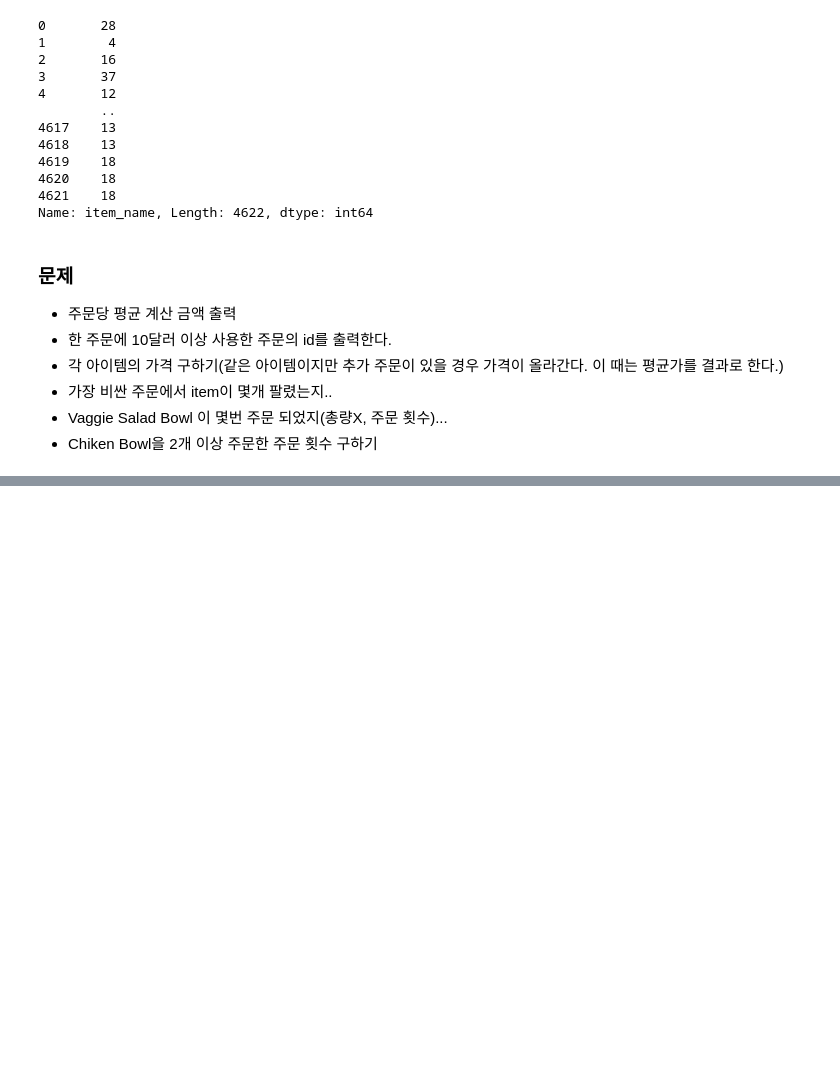
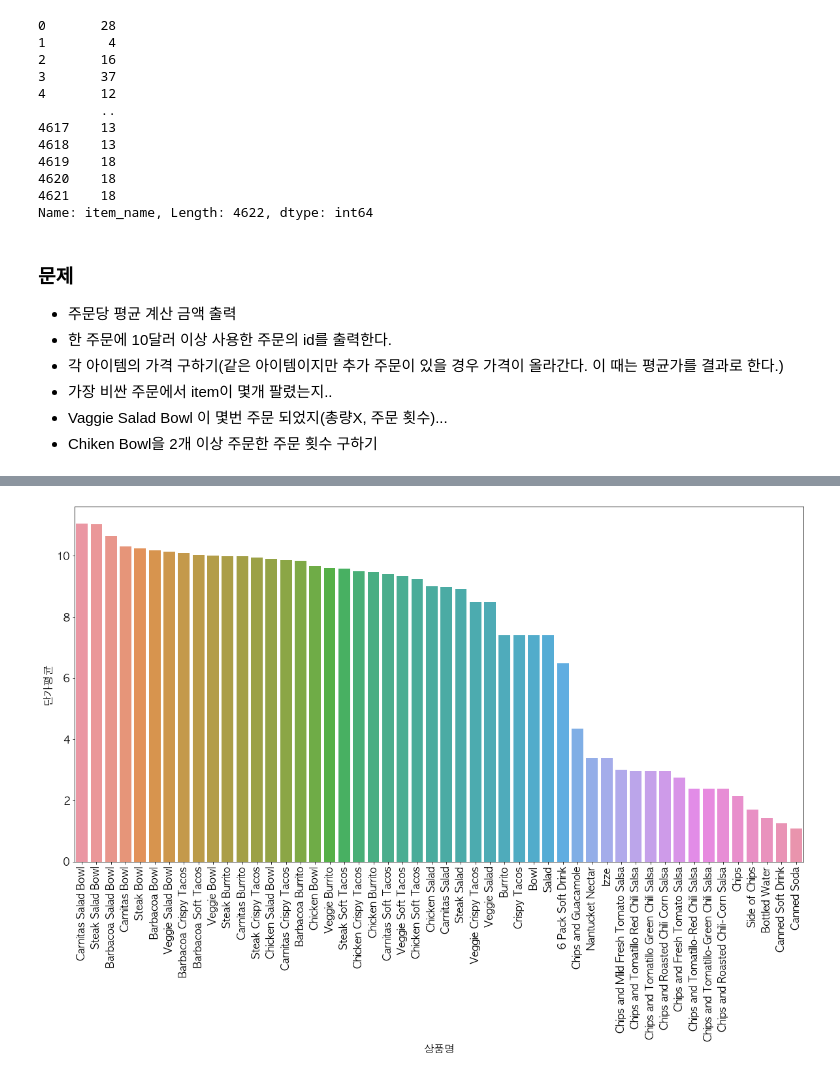
Before and after one commit to amyhyolee/ai-workspace, a Jupyter notebook: 03_데이터분석실습/09_Chipotle 주문 데이터 분석.ipynb, the cells around one changed output, grey strips where cells are left out. Saved outputs shown, nothing was run; the diff lists cells and outputs as text; code cells hidden in the pictures; blank space fills up the shorter version.

```diff
--- a/03_데이터분석실습/09_Chipotle 주문 데이터 분석.ipynb
+++ b/03_데이터분석실습/09_Chipotle 주문 데이터 분석.ipynb
@@ -298,0 +449,7 @@ Name: item_name, Length: 4622, dtype: int64
+# %%
+# item_price를 quantity로 나눠 모든 상품에 대한 단가를 구한다.
+chipo['item_price3'] = chipo['item_price2'] / chipo['quantity']
+# %%
+# 상품별 평균 단가를 구한다.
+a1 = chipo.groupby('item_name')['item_price3'].mean()
+a1
@@ -298,0 +474,13 @@ Name: item_name, Length: 4622, dtype: int64
+# %%
+# 시각화
+a1.sort_values(ascending=False, inplace=True)
+
+temp_df = pd.DataFrame(a1)
+temp_df.reset_index(inplace=True)
+temp_df.columns = ['상품명', '단가평균']
+
+sns.barplot(data=temp_df, x='상품명', y='단가평균')
+plt.xticks(rotation=90)
+plt.show()
+# %% [output]
+[figure, added]
```
Also changed, not shown: parts of 27 cells of this notebook, 5 other files.
